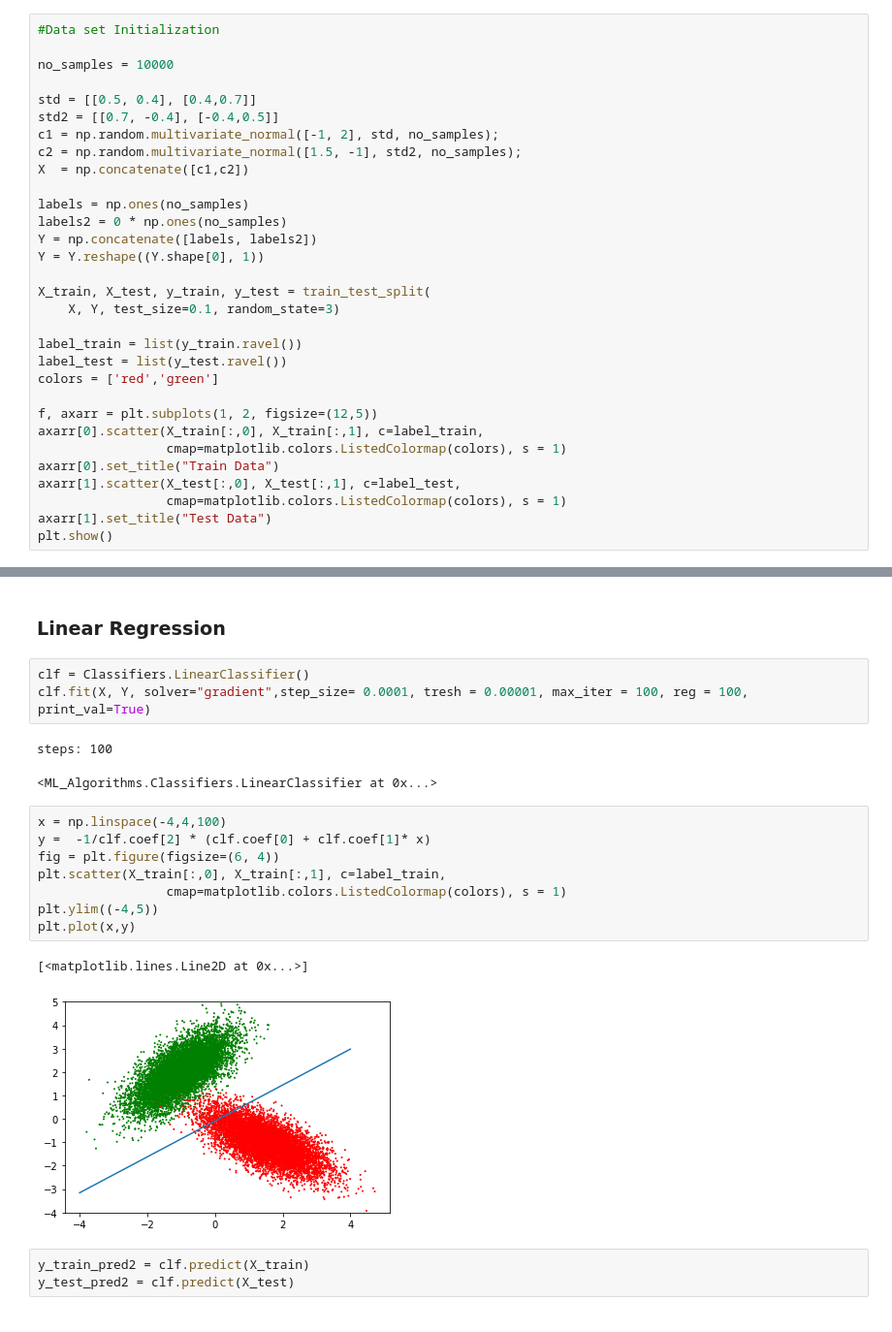
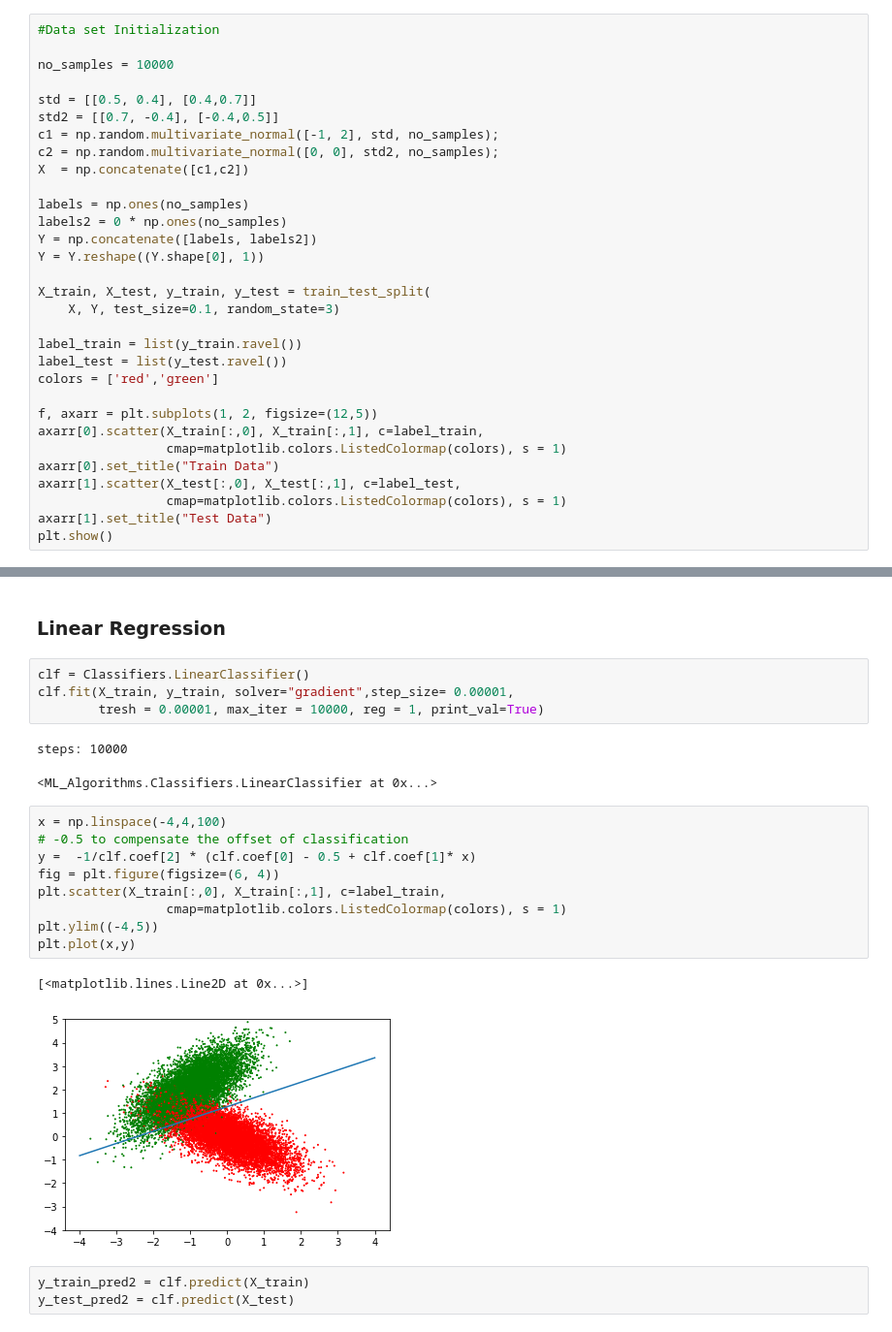
Before and after one commit to joseluisvaz/machine_learning_itesm, a Jupyter notebook: Machine Learning - Homework 3.ipynb, the cells around one changed output, grey strips where cells are left out. Shown: that part at 97% size. Drawn from its saved outputs; the diff is of its cells as text.

```diff
--- a/Machine Learning - Homework 3.ipynb
+++ b/Machine Learning - Homework 3.ipynb
@@ -65,7 +65,7 @@ no_samples = 10000
 std = [[0.5, 0.4], [0.4,0.7]]
 std2 = [[0.7, -0.4], [-0.4,0.5]]
 c1 = np.random.multivariate_normal([-1, 2], std, no_samples);
-c2 = np.random.multivariate_normal([1.5, -1], std2, no_samples);
+c2 = np.random.multivariate_normal([0, 0], std2, no_samples);
 X  = np.concatenate([c1,c2])
 
 labels = np.ones(no_samples)
@@ -171,21 +171,23 @@ provide the results for your previous experiments in terms of
 ### Linear Regression
 # %%
 clf = Classifiers.LinearClassifier()
-clf.fit(X, Y, solver="gradient",step_size= 0.0001, tresh = 0.00001, max_iter = 100, reg = 100, print_val=True)
+clf.fit(X_train, y_train, solver="gradient",step_size= 0.00001,
+        tresh = 0.00001, max_iter = 10000, reg = 1, print_val=True)
 # %% [output]
-steps: 100
+steps: 10000
 <ML_Algorithms.Classifiers.LinearClassifier at 0x...>
 # %%
 x = np.linspace(-4,4,100)
-y =  -1/clf.coef[2] * (clf.coef[0] + clf.coef[1]* x)
+# -0.5 to compensate the offset of classification
+y =  -1/clf.coef[2] * (clf.coef[0] - 0.5 + clf.coef[1]* x)
 fig = plt.figure(figsize=(6, 4))
 plt.scatter(X_train[:,0], X_train[:,1], c=label_train,
                  cmap=matplotlib.colors.ListedColormap(colors), s = 1)
 plt.ylim((-4,5))
 plt.plot(x,y)
 # %% [output]
 [<matplotlib.lines.Line2D at 0x...>]
-[figure, old version]
+[figure, new version]
 # %%
 y_train_pred2 = clf.predict(X_train)
 y_test_pred2 = clf.predict(X_test)
```
Also changed, not shown: parts of 12 cells of this notebook, 2 other files.
